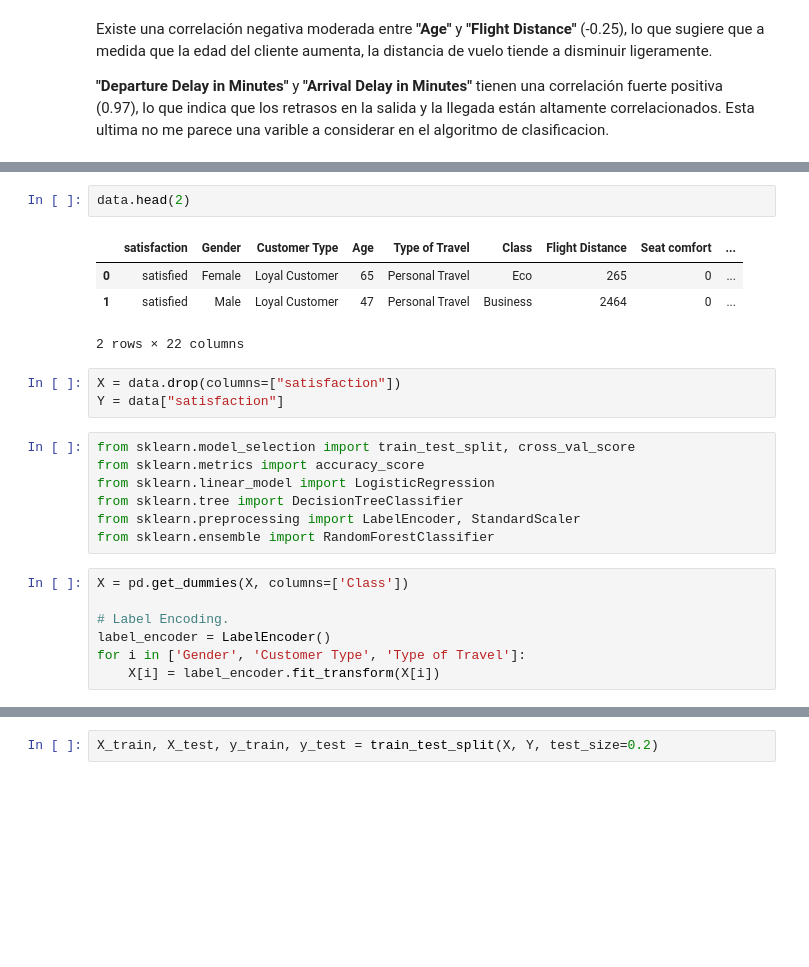
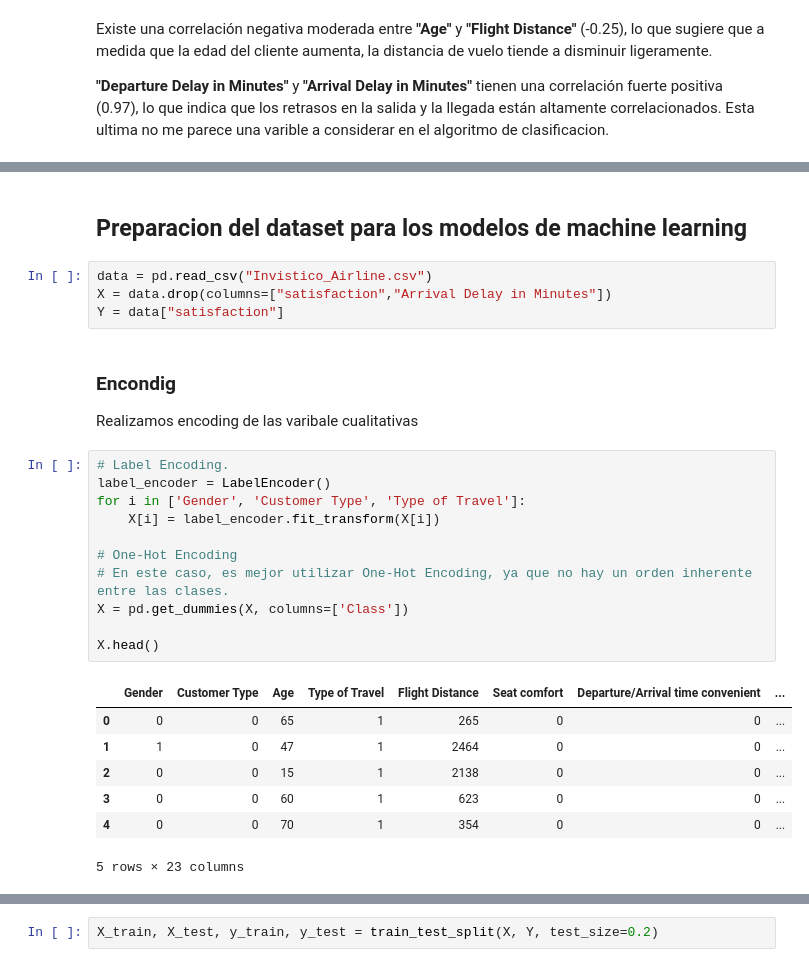
Before and after one commit to FranFer03/data_science, a Jupyter notebook: Fernández Francisco - Descripción.ipynb, the cells around one changed output, grey strips where cells are left out. Saved outputs shown, nothing was run; the diff lists cells and outputs as text; blank space fills up the shorter version.

```diff
--- a/Fernández Francisco - Descripción.ipynb
+++ b/Fernández Francisco - Descripción.ipynb
@@ -312,24 +329,29 @@ data = data.drop(columns=["Arrival Delay in Minutes"])
-# %%
-data.head(2)
-# %% [output]
-|  | satisfaction | Gender | Customer Type | Age | Type of Travel | Class | Flight Distance | Seat comfort | ... |
-| 0 | satisfied | Female | Loyal Customer | 65 | Personal Travel | Eco | 265 | 0 | ... |
-| 1 | satisfied | Male | Loyal Customer | 47 | Personal Travel | Business | 2464 | 0 | ... |
-2 rows × 22 columns
+# %% [markdown]
+## **Preparacion del dataset para los modelos de machine learning**
 # %%
-X = data.drop(columns=["satisfaction"])
+data = pd.read_csv("Invistico_Airline.csv")
+X = data.drop(columns=["satisfaction","Arrival Delay in Minutes"])
 Y = data["satisfaction"]
-# %%
-from sklearn.model_selection import train_test_split, cross_val_score
-from sklearn.metrics import accuracy_score
-from sklearn.linear_model import LogisticRegression
-from sklearn.tree import DecisionTreeClassifier
-from sklearn.preprocessing import LabelEncoder, StandardScaler
-from sklearn.ensemble import RandomForestClassifier
+# %% [markdown]
+### **Encondig**
+
+Realizamos encoding de las varibale cualitativas
 # %%
-X = pd.get_dummies(X, columns=['Class'])
-
 # Label Encoding.
 label_encoder = LabelEncoder()
 for i in ['Gender', 'Customer Type', 'Type of Travel']:
     X[i] = label_encoder.fit_transform(X[i])
+
+# One-Hot Encoding
+# En este caso, es mejor utilizar One-Hot Encoding, ya que no hay un orden inherente entre las clases.
+X = pd.get_dummies(X, columns=['Class'])
+
+X.head()
+# %% [output]
+|  | Gender | Customer Type | Age | Type of Travel | Flight Distance | Seat comfort | Departure/Arrival time convenient | ... |
+| 0 | 0 | 0 | 65 | 1 | 265 | 0 | 0 | ... |
+| 1 | 1 | 0 | 47 | 1 | 2464 | 0 | 0 | ... |
+| 2 | 0 | 0 | 15 | 1 | 2138 | 0 | 0 | ... |
+| 3 | 0 | 0 | 60 | 1 | 623 | 0 | 0 | ... |
+| 4 | 0 | 0 | 70 | 1 | 354 | 0 | 0 | ... |
+5 rows × 23 columns
```
Also changed, not shown: parts of 17 cells of this notebook.
